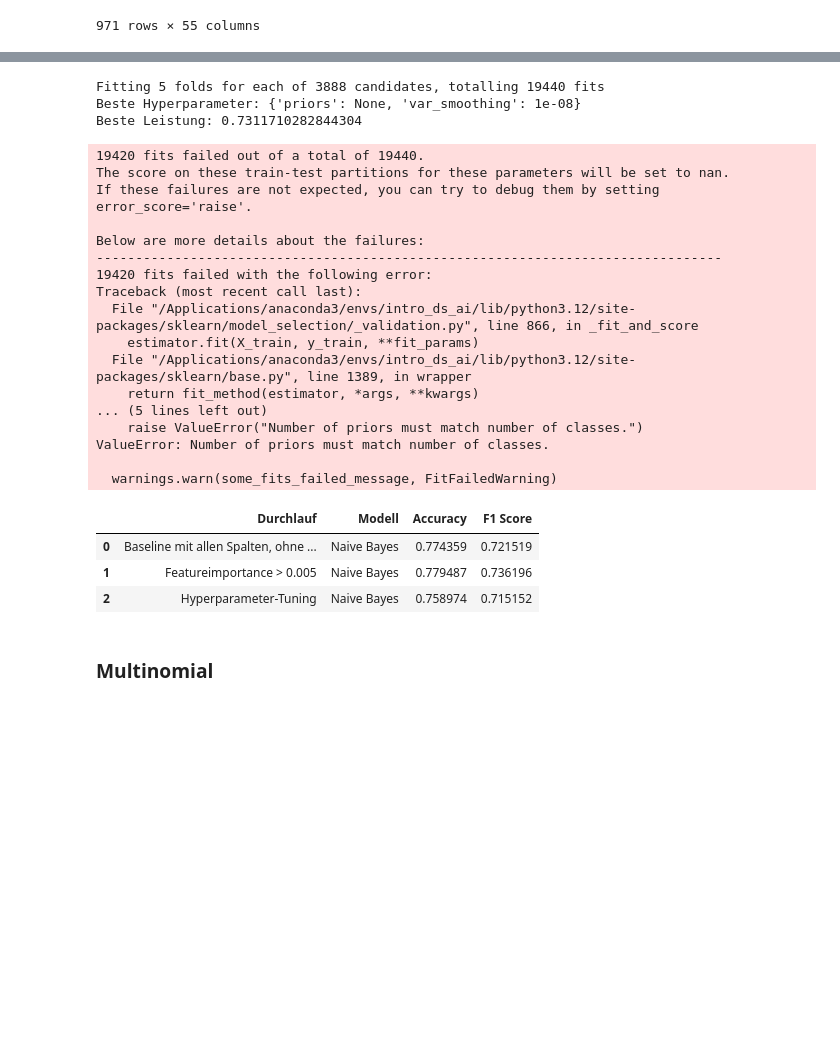
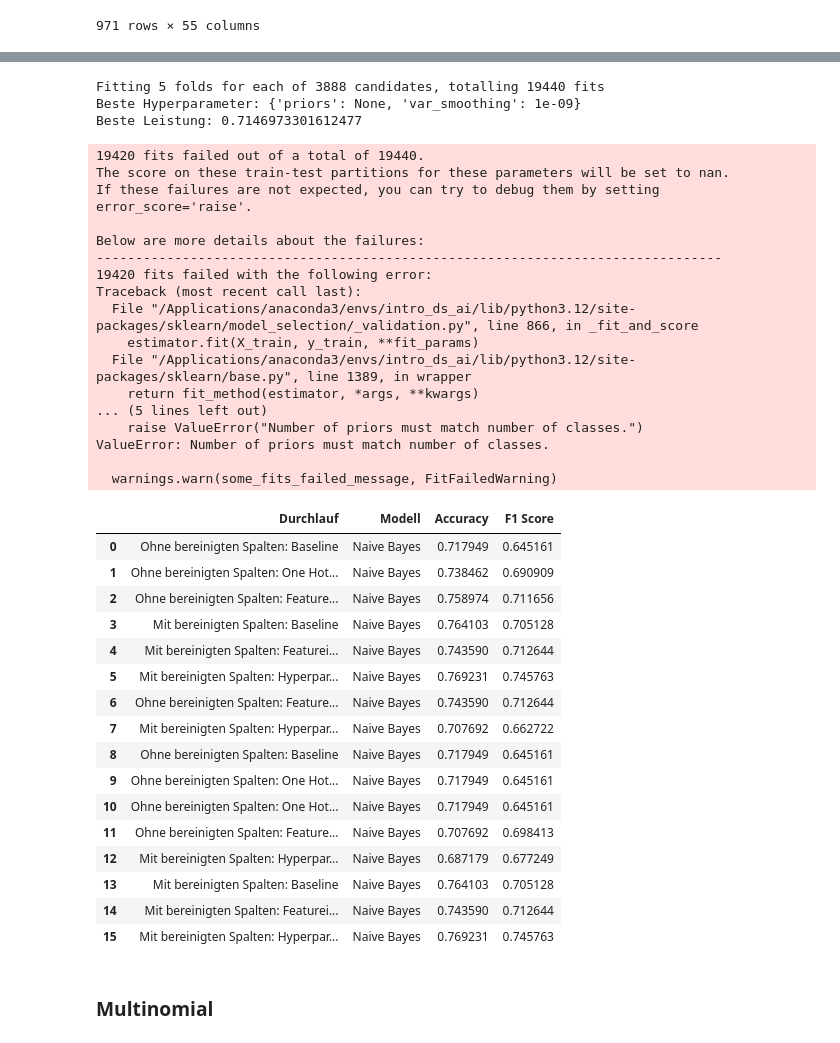
Before and after one commit to MarioKrupinski/Introduction-to-Data-Science-AI, a Jupyter notebook: notebooks/modell_ap_cache.ipynb, the cells around one changed output, grey strips where cells are left out. Cells and saved outputs as stored; diff of their text form; code cells hidden in the pictures; blank space fills up the shorter version.

```diff
--- a/notebooks/modell_ap_cache.ipynb
+++ b/notebooks/modell_ap_cache.ipynb
@@ -347,0 +355,28 @@ df_results
+# %%
+from sklearn.naive_bayes import GaussianNB
+
+# Liste der kategorialen Spalten
+categorical_cols = ["Sex", "Ctry", "Town", "Goal of Training",
+                    "Preferred Training Daytime", "Subscription Type", "Synchronisation"]
+
+# Entferne die kategorialen Spalten aus dem DataFrame
+df_training_numeric_only = df_training_all_features.drop(columns=categorical_cols)
+
+# Wähle die Zielvariable aus (hier muss die Spalte mit der Zielvariable eingefügt werden)
+target_column = "User of latest model"  # Hier den Namen der Zielvariablen einfügen
+X = df_training_numeric_only.drop(columns=[target_column])
+y = df_training_numeric_only[target_column]
+
+# Aufteilung in Trainings- und Testdaten
+X_train, X_test, y_train, y_test = train_test_split(X, y, test_size=0.2, random_state=42)
+
+# Baseline Modell trainieren
+baseline_model = GaussianNB()
+baseline_model.fit(X_train, y_train)
+
+# Vorhersagen auf den Testdaten
+y_pred_baseline = baseline_model.predict(X_test)
+
+# Ergebnisse loggen
+df_results = log_model_performance("Mit bereinigten Spalten: Baseline", "Naive Bayes", y_pred_baseline, y_test)
+df_results
@@ -350,8 +470,8 @@ from sklearn.model_selection import GridSearchCV
 from sklearn.naive_bayes import GaussianNB
 
 # Dein trainiertes Naive Bayes Modell
-X = df_training_selected_features  # numerische Features
-y = df_training_all_features[target_column]  # Zielvariable
+X = df_training_numeric_only.drop(columns=[target_column])
+y = df_training_numeric_only[target_column] # Zielvariable
 
 # Parametergrid für GridSearchCV
 param_grid = {
@@ -372,39 +492,52 @@ best_params = grid_search.best_params_
 print(f"Beste Hyperparameter: {best_params}")
 print(f"Beste Leistung: {grid_search.best_score_}")
 
 # Evaluiere das beste Modell auf dem Testdatensatz
 y_pred = best_model.predict(X_test)
 accuracy = accuracy_score(y_test, y_pred)
 f1 = f1_score(y_test, y_pred)
 
 # Logge die Ergebnisse
-df_results = log_model_performance("Hyperparameter-Tuning", "Naive Bayes", y_pred, y_test)
+df_results = log_model_performance("Mit bereinigten Spalten: Hyperparameter-Tuning", "Naive Bayes", y_pred, y_test)
 df_results
 # %% [output]
 Fitting 5 folds for each of 3888 candidates, totalling 19440 fits
-Beste Hyperparameter: {'priors': None, 'var_smoothing': 1e-08}
-Beste Leistung: 0.7311710282844304
+Beste Hyperparameter: {'priors': None, 'var_smoothing': 1e-09}
+Beste Leistung: 0.7146973301612477
 19420 fits failed out of a total of 19440.
 The score on these train-test partitions for these parameters will be set to nan.
 If these failures are not expected, you can try to debug them by setting error_score='raise'.
 
 Below are more details about the failures:
 --------------------------------------------------------------------------------
 19420 fits failed with the following error:
 Traceback (most recent call last):
   File "/Applications/anaconda3/envs/intro_ds_ai/lib/python3.12/site-packages/sklearn/model_selection/_validation.py", line 866, in _fit_and_score
     estimator.fit(X_train, y_train, **fit_params)
   File "/Applications/anaconda3/envs/intro_ds_ai/lib/python3.12/site-packages/sklearn/base.py", line 1389, in wrapper
     return fit_method(estimator, *args, **kwargs)
 ... (5 lines left out)
     raise ValueError("Number of priors must match number of classes.")
 ValueError: Number of priors must match number of classes.
 
   warnings.warn(some_fits_failed_message, FitFailedWarning)
 |  | Durchlauf | Modell | Accuracy | F1 Score |
-| 0 | Baseline mit allen Spalten, ohne ... | Naive Bayes | 0.774359 | 0.721519 |
-| 1 | Featureimportance > 0.005 | Naive Bayes | 0.779487 | 0.736196 |
-| 2 | Hyperparameter-Tuning | Naive Bayes | 0.758974 | 0.715152 |
+| 0 | Ohne bereinigten Spalten: Baseline | Naive Bayes | 0.717949 | 0.645161 |
+| 1 | Ohne bereinigten Spalten: One Hot... | Naive Bayes | 0.738462 | 0.690909 |
+| 2 | Ohne bereinigten Spalten: Feature... | Naive Bayes | 0.758974 | 0.711656 |
+| 3 | Mit bereinigten Spalten: Baseline | Naive Bayes | 0.764103 | 0.705128 |
+| 4 | Mit bereinigten Spalten: Featurei... | Naive Bayes | 0.743590 | 0.712644 |
+| 5 | Mit bereinigten Spalten: Hyperpar... | Naive Bayes | 0.769231 | 0.745763 |
+| 6 | Ohne bereinigten Spalten: Feature... | Naive Bayes | 0.743590 | 0.712644 |
+| 7 | Mit bereinigten Spalten: Hyperpar... | Naive Bayes | 0.707692 | 0.662722 |
+| 8 | Ohne bereinigten Spalten: Baseline | Naive Bayes | 0.717949 | 0.645161 |
+| 9 | Ohne bereinigten Spalten: One Hot... | Naive Bayes | 0.717949 | 0.645161 |
+| 10 | Ohne bereinigten Spalten: One Hot... | Naive Bayes | 0.717949 | 0.645161 |
+| 11 | Ohne bereinigten Spalten: Feature... | Naive Bayes | 0.707692 | 0.698413 |
+| 12 | Mit bereinigten Spalten: Hyperpar... | Naive Bayes | 0.687179 | 0.677249 |
+| 13 | Mit bereinigten Spalten: Baseline | Naive Bayes | 0.764103 | 0.705128 |
+| 14 | Mit bereinigten Spalten: Featurei... | Naive Bayes | 0.743590 | 0.712644 |
+| 15 | Mit bereinigten Spalten: Hyperpar... | Naive Bayes | 0.769231 | 0.745763 |
 # %% [markdown]
 ### Multinomial
 # %%
```
Also changed, not shown: parts of 27 cells of this notebook.
